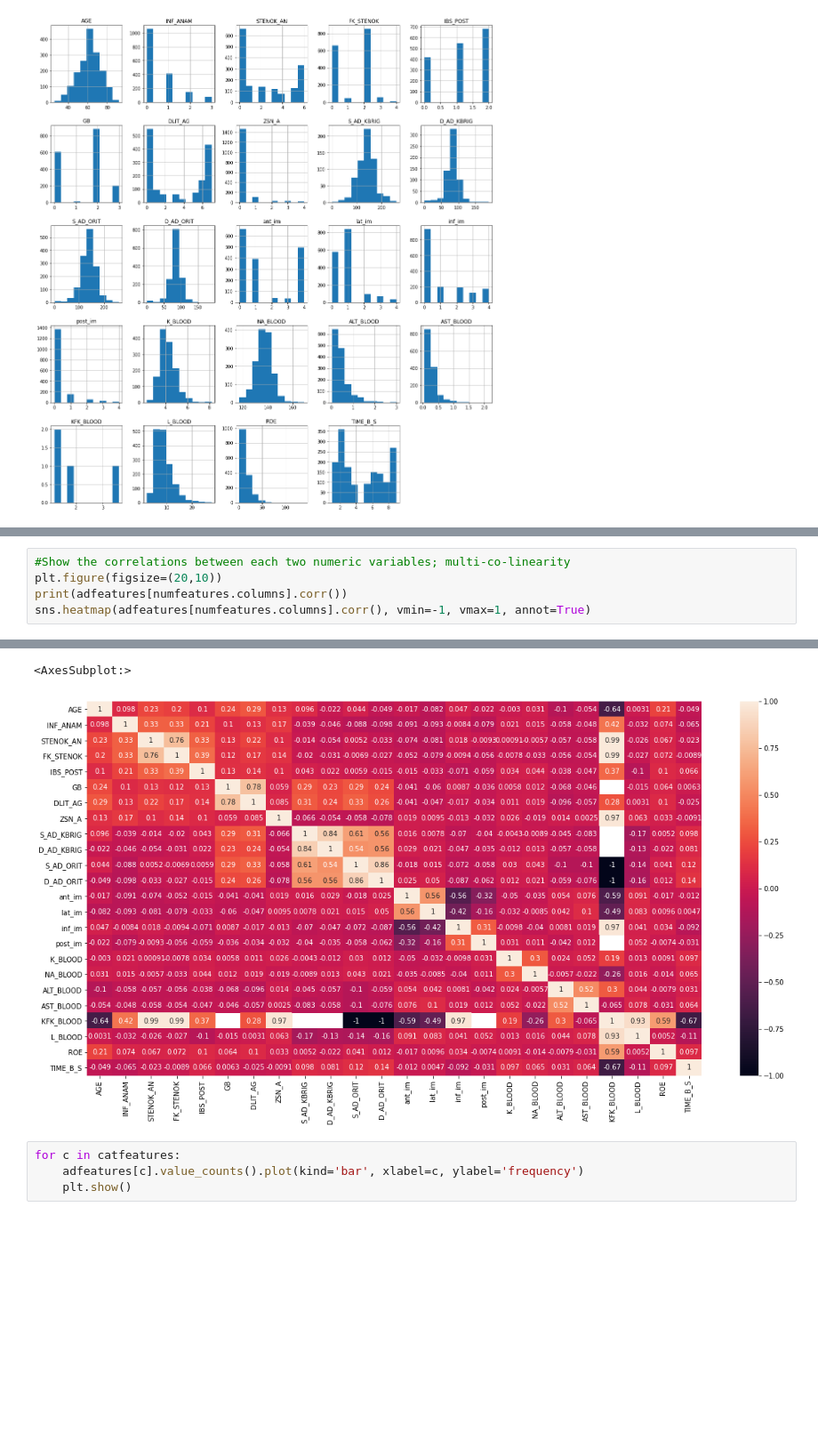
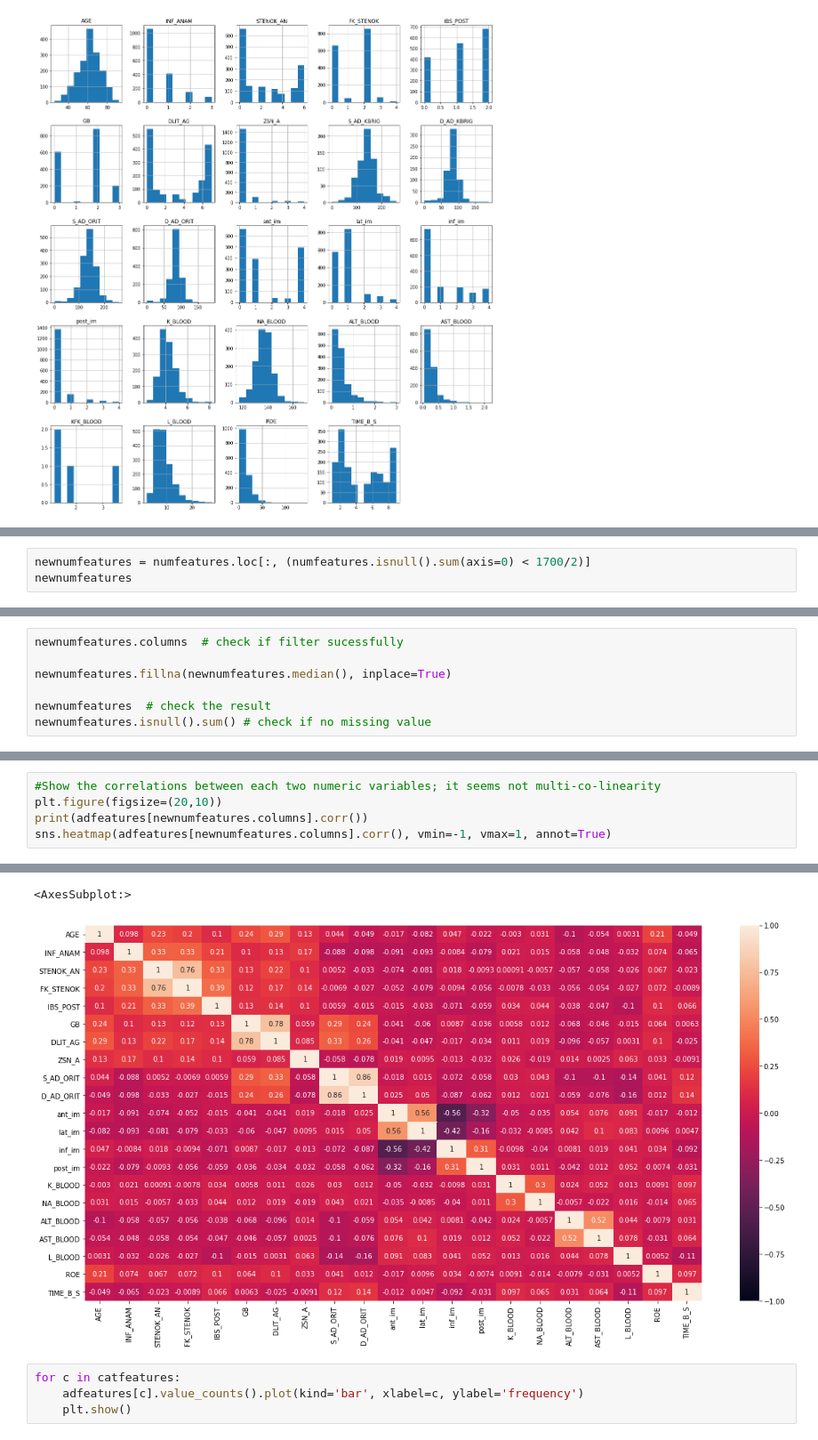
Before and after one commit to evercrystalelf/jly-ml-project, a Jupyter notebook: yi-jin.ipynb, the cells around one changed output, grey strips where cells are left out. Shown at 89% size. Cells and saved outputs as stored; diff of their text form; blank space fills up the shorter version.

Commit message:
drop columns and impute missing values

```diff
--- a/yi-jin.ipynb
+++ b/yi-jin.ipynb
@@ -192,3 +187,6 @@ L_BLOOD        125
 ROE            203
 TIME_B_S       126
 dtype: int64
+# %%
+newnumfeatures = numfeatures.loc[:, (numfeatures.isnull().sum(axis=0) < 1700/2)]
+newnumfeatures
@@ -194,0 +207,7 @@ dtype: int64
+# %%
+newnumfeatures.columns  # check if filter sucessfully
+
+newnumfeatures.fillna(newnumfeatures.median(), inplace=True)
+
+newnumfeatures  # check the result
+newnumfeatures.isnull().sum() # check if no missing value
@@ -195,6 +232,6 @@ dtype: int64
 # %%
-#Show the correlations between each two numeric variables; multi-co-linearity
+#Show the correlations between each two numeric variables; it seems not multi-co-linearity
 plt.figure(figsize=(20,10))
-print(adfeatures[numfeatures.columns].corr())
-sns.heatmap(adfeatures[numfeatures.columns].corr(), vmin=-1, vmax=1, annot=True)
+print(adfeatures[newnumfeatures.columns].corr())
+sns.heatmap(adfeatures[newnumfeatures.columns].corr(), vmin=-1, vmax=1, annot=True)
 # %% [output]
@@ -218,5 +255,5 @@ TIME_B_S   -0.106396  0.096519  1.000000
 <AxesSubplot:>
-[figure, old version]
+[figure, new version]
 # %%
 for c in catfeatures:
     adfeatures[c].value_counts().plot(kind='bar', xlabel=c, ylabel='frequency')
```
Also changed, not shown: parts of 8 cells of this notebook.
